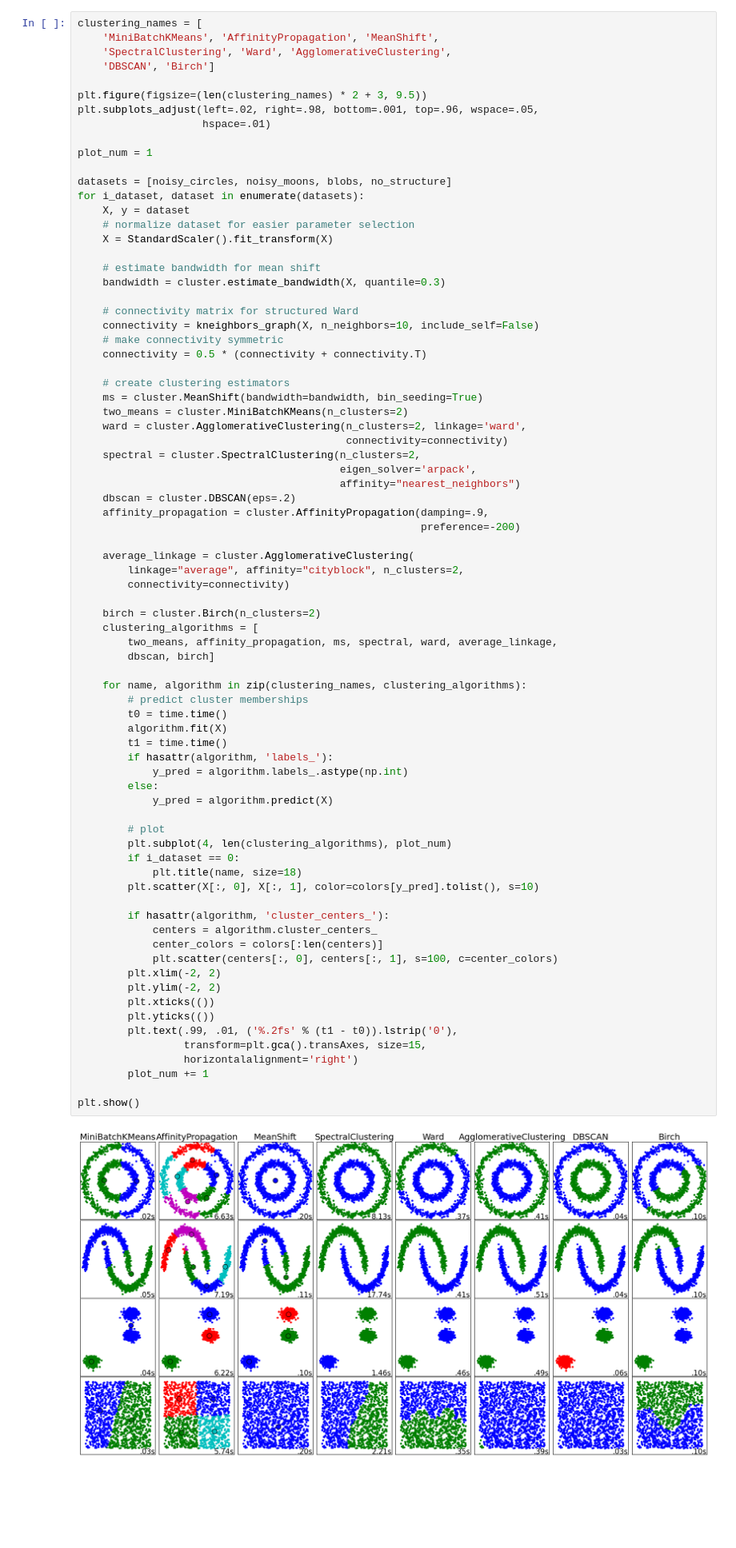
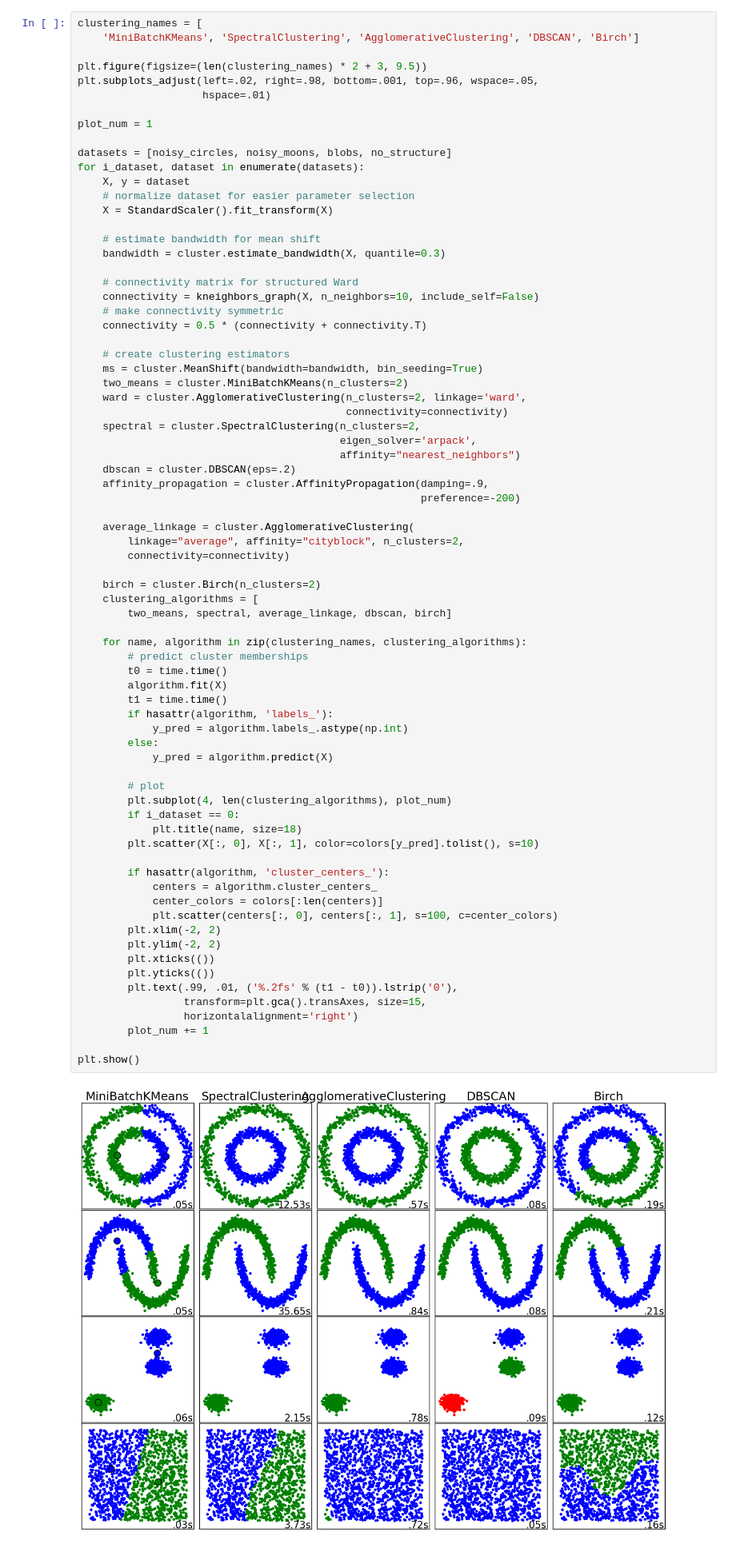
Before and after one commit to Yagwar/TAMD, a Jupyter notebook: Clustering CURE and BIRCH.ipynb, the cells around one changed output. Shown at 80% size. Drawn from its saved outputs; the diff is of its cells as text; blank space fills up the shorter version.

```diff
--- a/Clustering CURE and BIRCH.ipynb
+++ b/Clustering CURE and BIRCH.ipynb
@@ -33,9 +33,7 @@ colors = np.hstack([colors] * 20)
 Automatically created module for IPython interactive environment
 # %%
 clustering_names = [
-    'MiniBatchKMeans', 'AffinityPropagation', 'MeanShift',
-    'SpectralClustering', 'Ward', 'AgglomerativeClustering',
-    'DBSCAN', 'Birch']
+    'MiniBatchKMeans', 'SpectralClustering', 'AgglomerativeClustering', 'DBSCAN', 'Birch']
 
 plt.figure(figsize=(len(clustering_names) * 2 + 3, 9.5))
 plt.subplots_adjust(left=.02, right=.98, bottom=.001, top=.96, wspace=.05,
@@ -75,38 +73,37 @@ for i_dataset, dataset in enumerate(datasets):
 
     birch = cluster.Birch(n_clusters=2)
     clustering_algorithms = [
-        two_means, affinity_propagation, ms, spectral, ward, average_linkage,
-        dbscan, birch]
+        two_means, spectral, average_linkage, dbscan, birch]
 
     for name, algorithm in zip(clustering_names, clustering_algorithms):
         # predict cluster memberships
         t0 = time.time()
         algorithm.fit(X)
         t1 = time.time()
         if hasattr(algorithm, 'labels_'):
             y_pred = algorithm.labels_.astype(np.int)
         else:
             y_pred = algorithm.predict(X)
 
         # plot
         plt.subplot(4, len(clustering_algorithms), plot_num)
         if i_dataset == 0:
             plt.title(name, size=18)
         plt.scatter(X[:, 0], X[:, 1], color=colors[y_pred].tolist(), s=10)
 
         if hasattr(algorithm, 'cluster_centers_'):
             centers = algorithm.cluster_centers_
             center_colors = colors[:len(centers)]
             plt.scatter(centers[:, 0], centers[:, 1], s=100, c=center_colors)
         plt.xlim(-2, 2)
         plt.ylim(-2, 2)
         plt.xticks(())
         plt.yticks(())
         plt.text(.99, .01, ('%.2fs' % (t1 - t0)).lstrip('0'),
                  transform=plt.gca().transAxes, size=15,
                  horizontalalignment='right')
         plot_num += 1
 
 plt.show()
 # %% [output]
-[figure, old version]
+[figure, new version]
```
Also changed, not shown: parts of 6 cells of this notebook.
